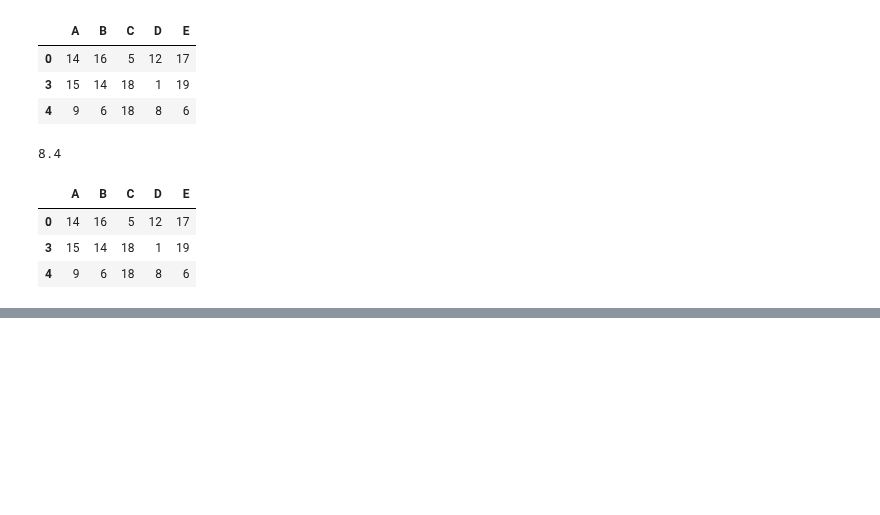
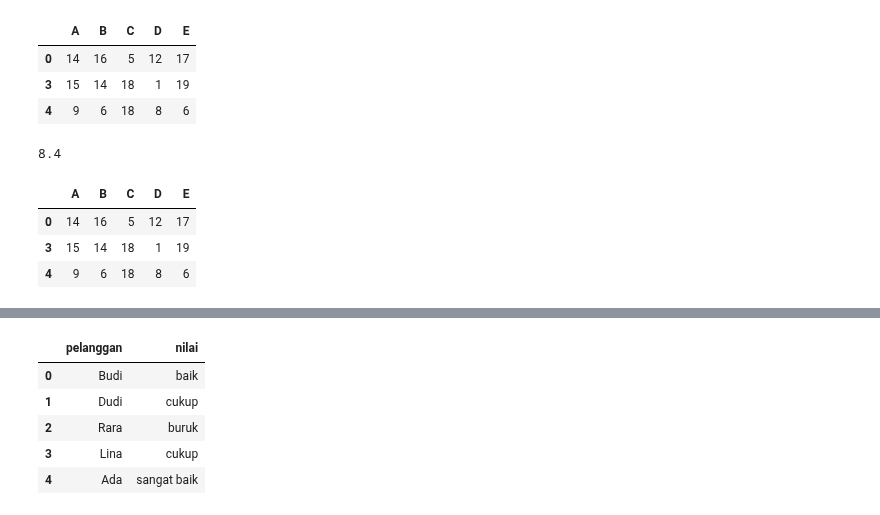
Before and after one commit to Edy-Mochamad/Learn-jupyter-notebook, a Jupyter notebook: pandas.ipynb, the cells around one changed output, grey strips where cells are left out. Cells and saved outputs as stored; diff of their text form; code cells hidden in the pictures; blank space fills up the shorter version.

```diff
--- a/pandas.ipynb
+++ b/pandas.ipynb
@@ -1492,0 +1514,12 @@ df.query('A > @ratarata')
+# %%
+tingkat_kepuasan = CategoricalDtype(['buruk', 'cukup', 'baik', 'sangat baik'], ordered = True)
+
+df['nilai'] = df['nilai'].astype(tingkat_kepuasan)
+df
+# %% [output]
+|  | pelanggan | nilai |
+| 0 | Budi | baik |
+| 1 | Dudi | cukup |
+| 2 | Rara | buruk |
+| 3 | Lina | cukup |
+| 4 | Ada | sangat baik |
```
Also changed, not shown: parts of 7 cells of this notebook.
